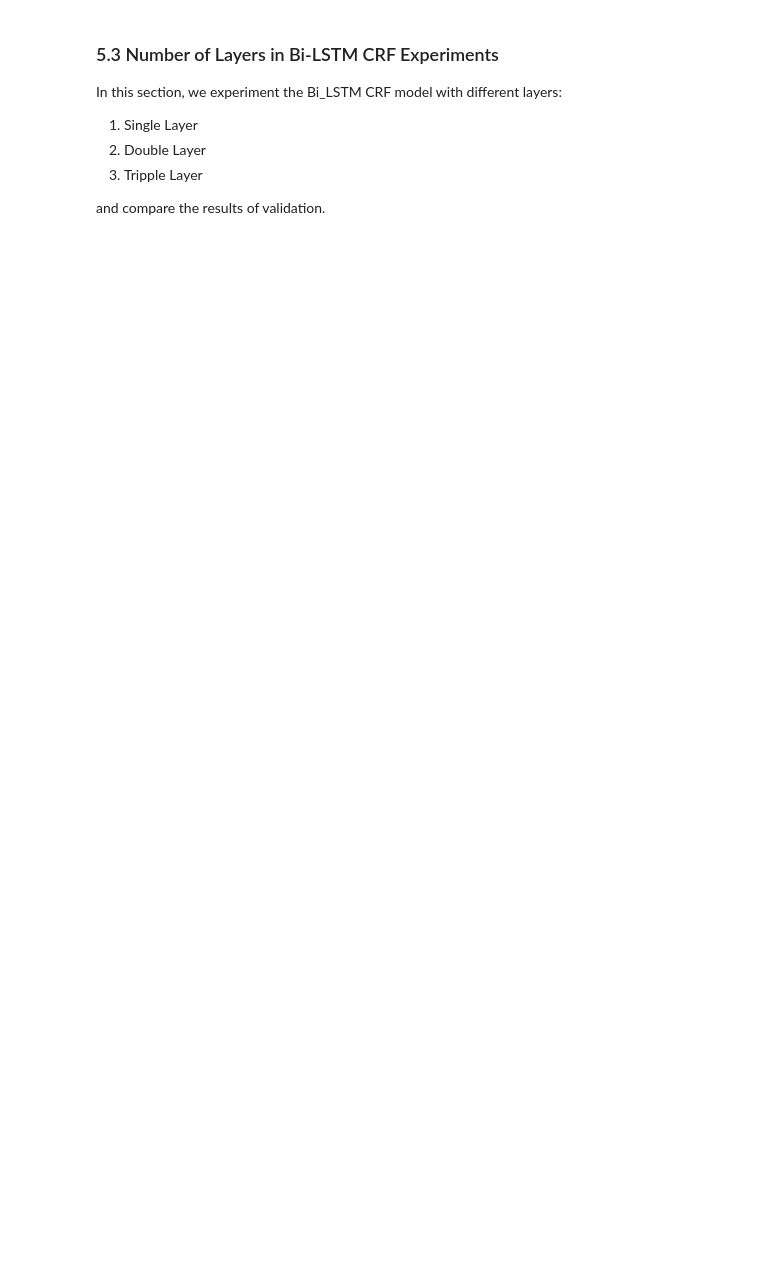
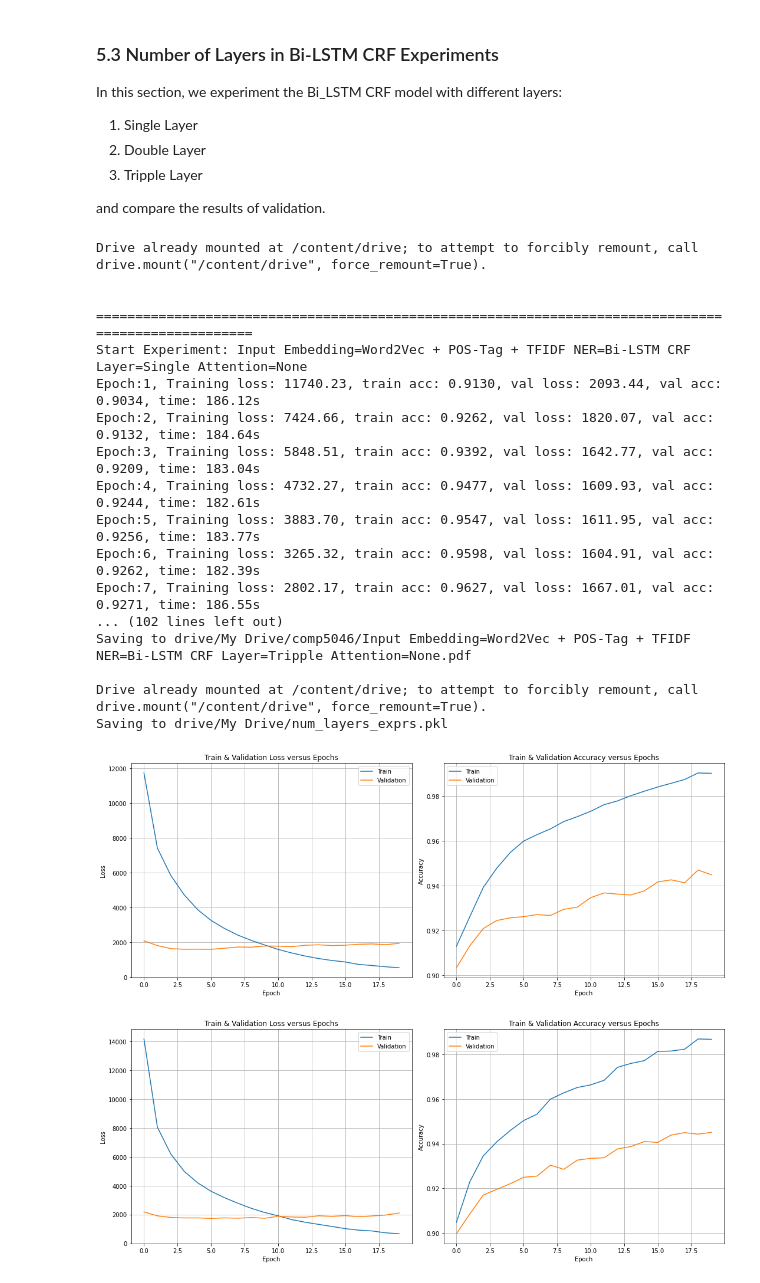
Before and after one commit to seanwelz/5046-A2, a Jupyter notebook: Assignment2_xzho7240_xwan8513.ipynb, the cells around one changed output. Cells and saved outputs as stored; diff of their text form; code cells hidden in the pictures; blank space fills up the shorter version.

```diff
--- a/Assignment2_xzho7240_xwan8513.ipynb
+++ b/Assignment2_xzho7240_xwan8513.ipynb
@@ -816,7 +836,7 @@ from google.colab import drive
 drive.mount('/content/drive')
 
 # create embedding
-embedding = Embedding(use_word2vec=True, use_pos=False, use_tfidf=False)
+embedding = Embedding(use_word2vec=True, use_pos=True, use_tfidf=True)
 
 layers = {
     'Single': 1,
@@ -826,32 +846,52 @@ layers = {
 
 HIDDEN_DIM = 50
 num_layers_evaluation_results = {}
 
 # loop through all possible number of layers and do experiment
 for name, num_layer in tqdm(layers.items()):
   # log
-  expr_name = f'Input Embedding=Word2Vec NER=Bi-LSTM CRF Layer={name} Attention=None'
+  expr_name = f'Input Embedding=Word2Vec + POS-Tag + TFIDF NER=Bi-LSTM CRF Layer={name} Attention=None'
   print('\n\n' + '=' * 100)
   print('Start Experiment:', expr_name)
 
   # build Bi-LSTM CRF model
   device = torch.device("cuda" if torch.cuda.is_available() else "cpu")
   HIDDEN_DIM = 50
   model = BiLSTM_CRF(len(word_to_ix), tag_to_ix, embedding_dim, embedding_matrix, HIDDEN_DIM, num_layer).to(device)
   optimizer = optim.SGD(model.parameters(), lr=0.01, weight_decay=1e-4)
 
   # start experiment
   num_layers_evaluation_results[name] = conduct_one_experiment(model, optimizer, expr_name)
 
 
 import pickle
 
 # mount to my drive
 from google.colab import drive
 drive.mount('/content/drive')
 
 # save results
 num_layers_file_name = 'drive/My Drive/num_layers_exprs.pkl'
 print('Saving to', num_layers_file_name)
-with open(num_layers_file_name, 'w') as f:
+with open(num_layers_file_name, 'wb') as f:
   pickle.dump(num_layers_evaluation_results, f)
+# %% [output]
+Drive already mounted at /content/drive; to attempt to forcibly remount, call drive.mount("/content/drive", force_remount=True).
+
+
+====================================================================================================
+Start Experiment: Input Embedding=Word2Vec + POS-Tag + TFIDF NER=Bi-LSTM CRF Layer=Single Attention=None
+Epoch:1, Training loss: 11740.23, train acc: 0.9130, val loss: 2093.44, val acc: 0.9034, time: 186.12s
+Epoch:2, Training loss: 7424.66, train acc: 0.9262, val loss: 1820.07, val acc: 0.9132, time: 184.64s
+Epoch:3, Training loss: 5848.51, train acc: 0.9392, val loss: 1642.77, val acc: 0.9209, time: 183.04s
+Epoch:4, Training loss: 4732.27, train acc: 0.9477, val loss: 1609.93, val acc: 0.9244, time: 182.61s
+Epoch:5, Training loss: 3883.70, train acc: 0.9547, val loss: 1611.95, val acc: 0.9256, time: 183.77s
+Epoch:6, Training loss: 3265.32, train acc: 0.9598, val loss: 1604.91, val acc: 0.9262, time: 182.39s
+Epoch:7, Training loss: 2802.17, train acc: 0.9627, val loss: 1667.01, val acc: 0.9271, time: 186.55s
+... (102 lines left out)
+Saving to drive/My Drive/comp5046/Input Embedding=Word2Vec + POS-Tag + TFIDF NER=Bi-LSTM CRF Layer=Tripple Attention=None.pdf
+
+Drive already mounted at /content/drive; to attempt to forcibly remount, call drive.mount("/content/drive", force_remount=True).
+Saving to drive/My Drive/num_layers_exprs.pkl
+[figure, added]
+[figure, added]
```
Also changed, not shown: parts of 12 cells of this notebook.
